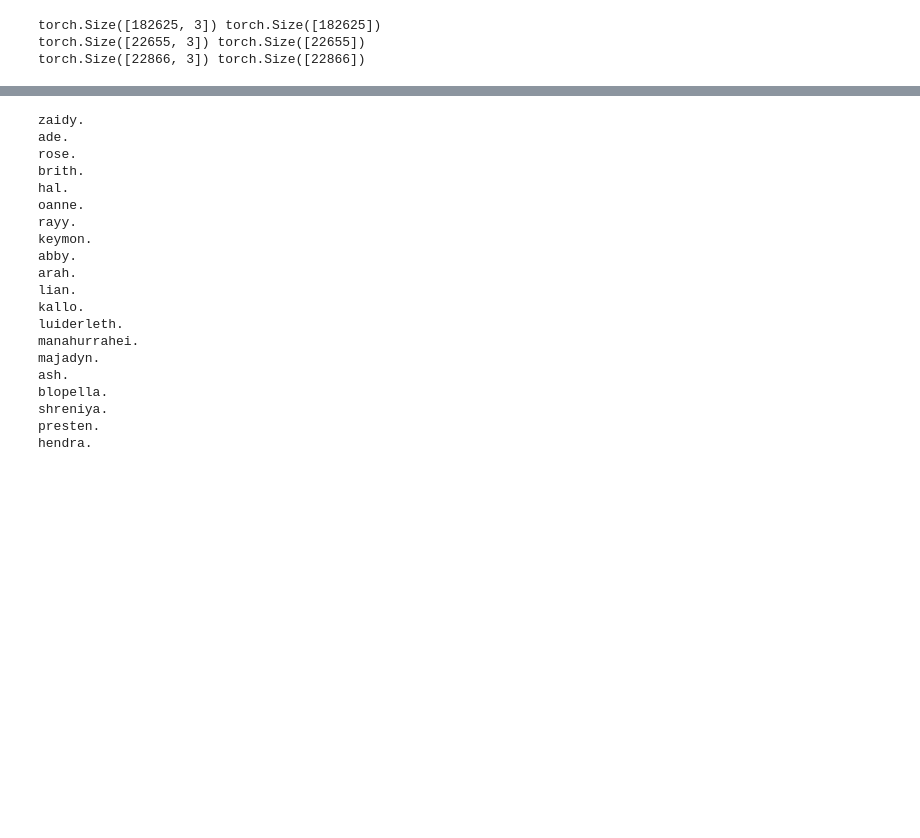
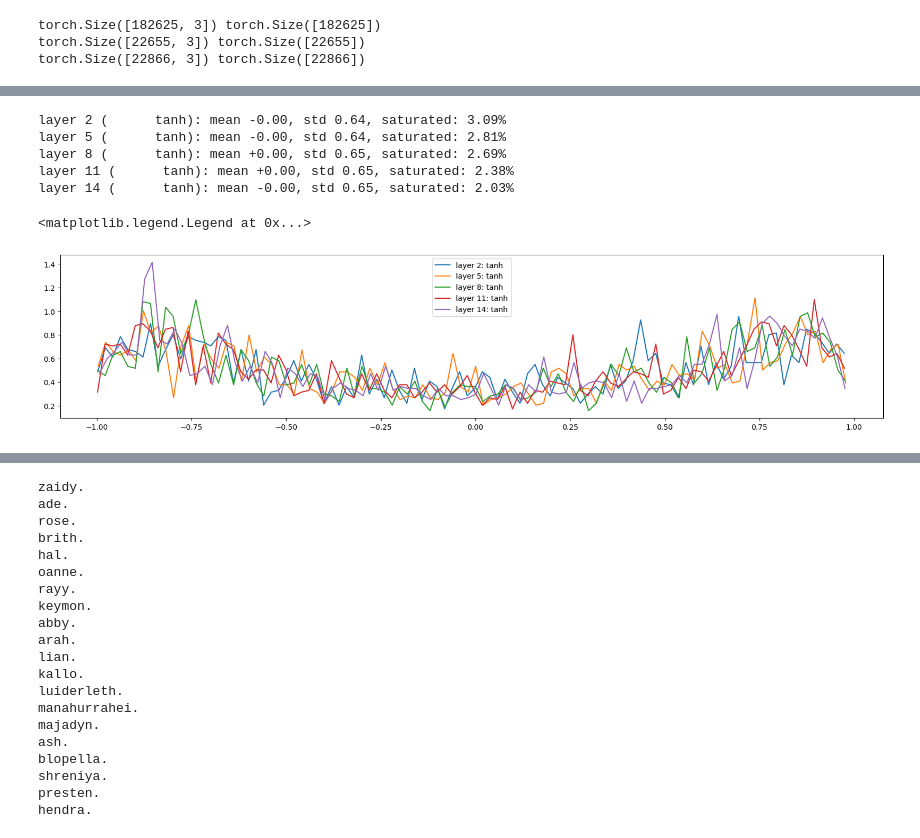
Before and after one commit to jvilchesf/Learning, a Jupyter notebook: Andrej_karpathy_videos/Makemore_3/Makemore_pt3_deep_NN.ipynb, the cells around one changed output, grey strips where cells are left out. Drawn from its saved outputs; the diff is of its cells as text; code cells hidden in the pictures; blank space fills up the shorter version.

```diff
--- a/Andrej_karpathy_videos/Makemore_3/Makemore_pt3_deep_NN.ipynb
+++ b/Andrej_karpathy_videos/Makemore_3/Makemore_pt3_deep_NN.ipynb
@@ -102,7 +102,7 @@ class BatchNorm1d:
             xmean = self.running_mean
             xvar = self.running_var
 
-        x_hat = (x - xmean) / torch.sqrt(xvar + self.eps) # normalize to unit variance
+        x_hat = (x - xmean) / torch.sqrt(xvar + self.epsilom) # normalize to unit variance
         self.out = self.gamma * x_hat + self.beta
         # update the buffers
         if self.training:
@@ -146,7 +146,7 @@ with torch.no_grad():
   # all other layers: apply gain
   for layer in layers[:-1]:
     if isinstance(layer, Linear):
-      layer.weight *= 1.0 #5/3
+      layer.weights *=  5/3
 
 #Set parameters to train
 parameters = [C] + [p for layer in layers for p in layer.parameters()]
@@ -156,15 +158,18 @@ for p in parameters:
 # %%
-iterations = 1000
+# same optimization as last time
+max_steps = 200000
 batch_size = 32
+lossi = []
+ud = []
 
-for _ in range(iterations):
+for _ in range(max_steps):
 
     idx = torch.randint(0, Xtr.shape[0], (batch_size,))
     Xb, Yb= Xtr[idx], Ytr[idx]
 
     # forward pass
     emb = C[Xb] # lookup
-    X = emb.view(emb.shape[0], -1) # flatten
+    X = emb.view(emb.shape[0], -1) # flattens
     for layer in layers:
         X = layer(X)
     loss = F.cross_entropy(X, Yb)
@@ -180,3 +185,13 @@ for _ in range(iterations):
     lr = 0.1 if _ < 150000 else 0.01 # step learning rate decay
     for p in parameters:
         p.data += -lr * p.grad
+
+# track stats
+    if _ % 10000 == 0: # print every once in a while
+        print(f'{_:7d}/{max_steps:7d}: {loss.item():.4f}')
+    lossi.append(loss.log10().item())
+    with torch.no_grad():
+        ud.append([((lr*p.grad).std() / p.data.std()).log10().item() for p in parameters])
+
+    if _ >= 1000:
+        break # AFTER_DEBUG: would take out obviously to run full optimization
@@ -364,0 +200,20 @@ Test | loss = 2.1046841144561768
+# %%
+# visualize histograms
+plt.figure(figsize=(20, 4)) # width and height of the plot
+legends = []
+for i, layer in enumerate(layers[:-1]): # note: exclude the output layer
+  if isinstance(layer, tanh):
+    t = layer.out
+    print('layer %d (%10s): mean %+.2f, std %.2f, saturated: %.2f%%' % (i, layer.__class__.__name__, t.mean(), t.std(), (t.abs() > 0.97).float().mean()*100))
+    hy , hx = torch.histogram(t, density=True)
+    plt.plot(hx[:-1].detach(), hy.detach())
+    legends.append(f'layer {i}: {layer.__class__.__name__}')
+plt.legend(legends)
+# %% [output]
+layer 2 (      tanh): mean -0.00, std 0.64, saturated: 3.09%
+layer 5 (      tanh): mean -0.00, std 0.64, saturated: 2.81%
+layer 8 (      tanh): mean +0.00, std 0.65, saturated: 2.69%
+layer 11 (      tanh): mean +0.00, std 0.65, saturated: 2.38%
+layer 14 (      tanh): mean -0.00, std 0.65, saturated: 2.03%
+<matplotlib.legend.Legend at 0x...>
+[figure, added]
```
Also changed, not shown: parts of 18 cells of this notebook.
